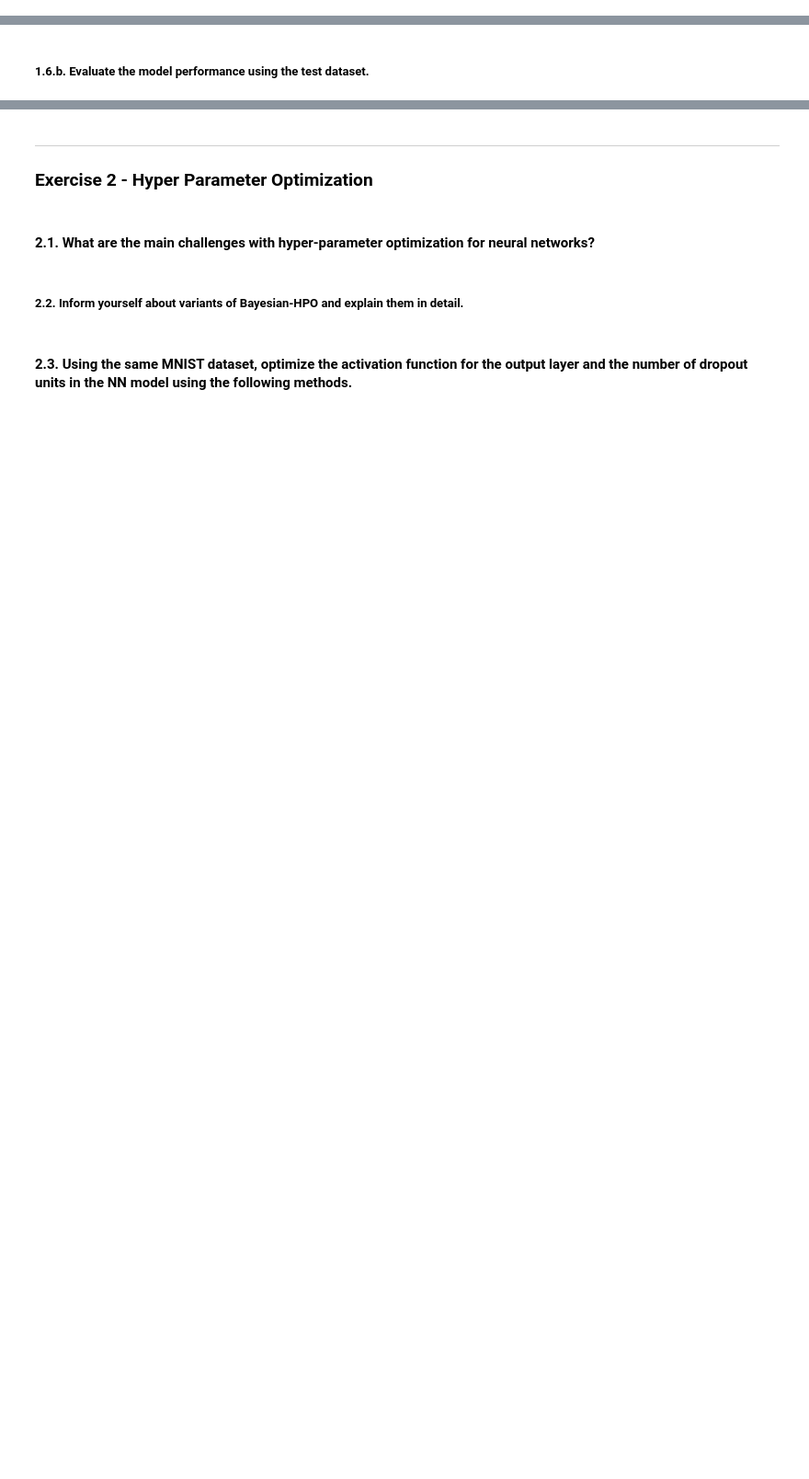
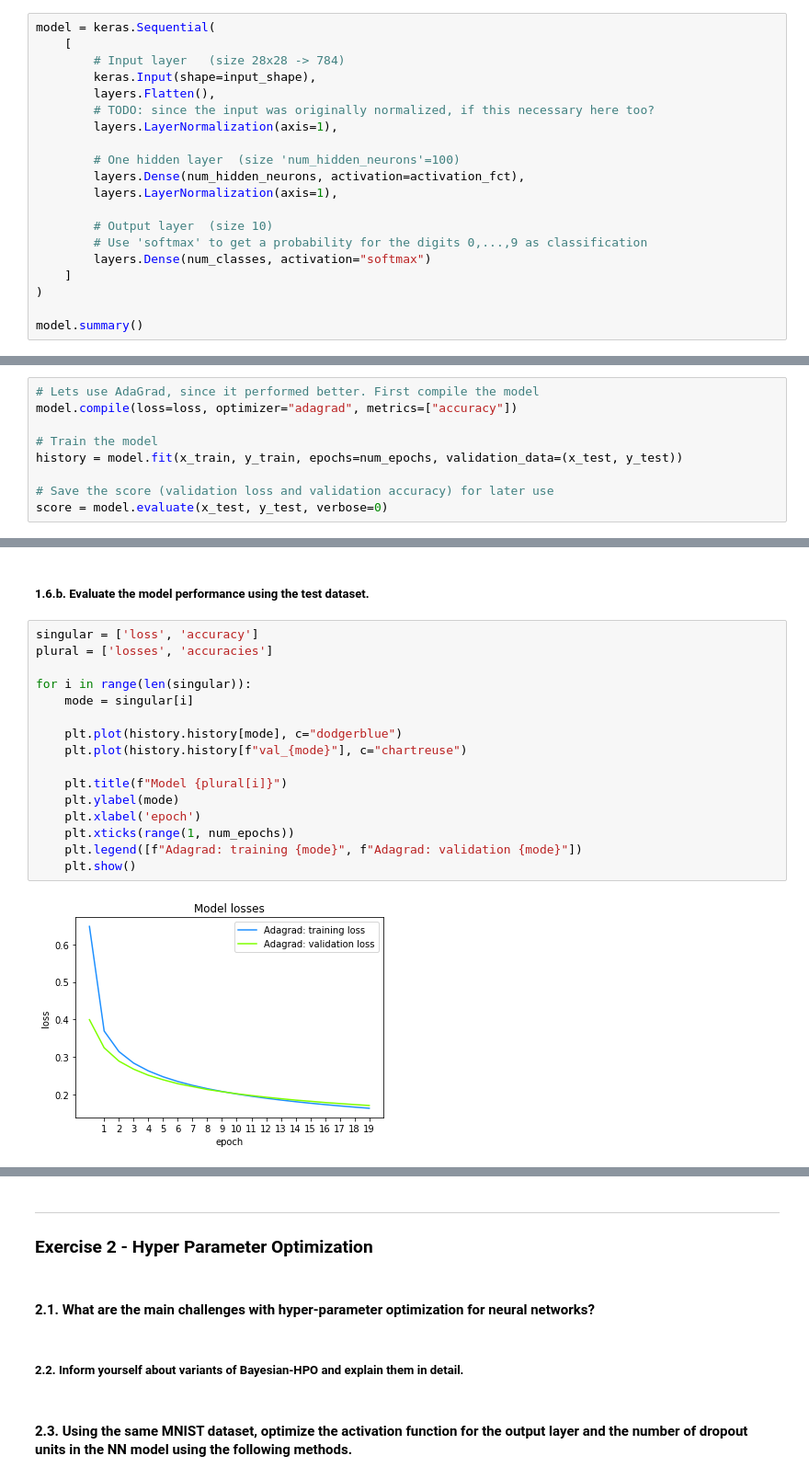
Before and after one commit to FabriceBeaumont/MA-INF_4216_Biomedical_DS_and_AI, a Jupyter notebook: Sheet9/Assignment9_Solutions.ipynb, the cells around one changed output, grey strips where cells are left out. Shown at 92% size. Drawn from its saved outputs; the diff is of its cells as text; blank space fills up the shorter version.

```diff
--- a/Sheet9/Assignment9_Solutions.ipynb
+++ b/Sheet9/Assignment9_Solutions.ipynb
@@ -197,0 +281,20 @@ plt.show()
+# %%
+model = keras.Sequential(
+    [
+        # Input layer   (size 28x28 -> 784)
+        keras.Input(shape=input_shape),
+        layers.Flatten(),
+        # TODO: since the input was originally normalized, if this necessary here too?
+        layers.LayerNormalization(axis=1),
+
+        # One hidden layer  (size 'num_hidden_neurons'=100)
+        layers.Dense(num_hidden_neurons, activation=activation_fct),
+        layers.LayerNormalization(axis=1),
+
+        # Output layer  (size 10)
+        # Use 'softmax' to get a probability for the digits 0,...,9 as classification
+        layers.Dense(num_classes, activation="softmax")
+    ]
+)
+
+model.summary()
@@ -197,0 +321,9 @@ plt.show()
+# %%
+# Lets use AdaGrad, since it performed better. First compile the model
+model.compile(loss=loss, optimizer="adagrad", metrics=["accuracy"])
+
+# Train the model
+history = model.fit(x_train, y_train, epochs=num_epochs, validation_data=(x_test, y_test))
+
+# Save the score (validation loss and validation accuracy) for later use
+score = model.evaluate(x_test, y_test, verbose=0)
@@ -200,2 +355,20 @@ plt.show()
 # %% [markdown]
 ##### 1.6.b. Evaluate the model performance using the test dataset.
+# %%
+singular = ['loss', 'accuracy']
+plural = ['losses', 'accuracies']
+
+for i in range(len(singular)):
+    mode = singular[i]
+
+    plt.plot(history.history[mode], c="dodgerblue")
+    plt.plot(history.history[f"val_{mode}"], c="chartreuse")
+
+    plt.title(f"Model {plural[i]}")
+    plt.ylabel(mode)
+    plt.xlabel('epoch')
+    plt.xticks(range(1, num_epochs))
+    plt.legend([f"Adagrad: training {mode}", f"Adagrad: validation {mode}"])
+    plt.show()
+# %% [output]
+[figure, added]
```
Also changed, not shown: parts of 26 cells of this notebook.
